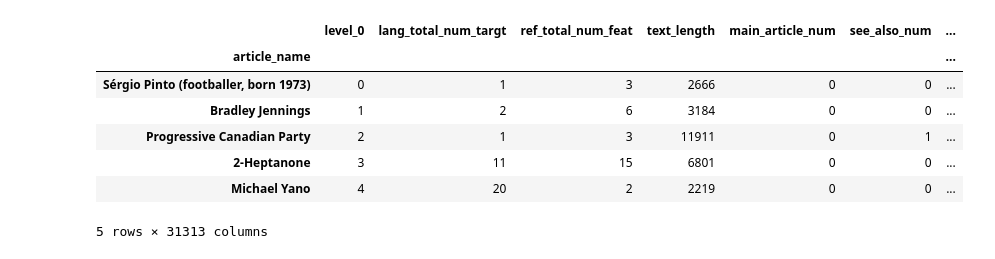
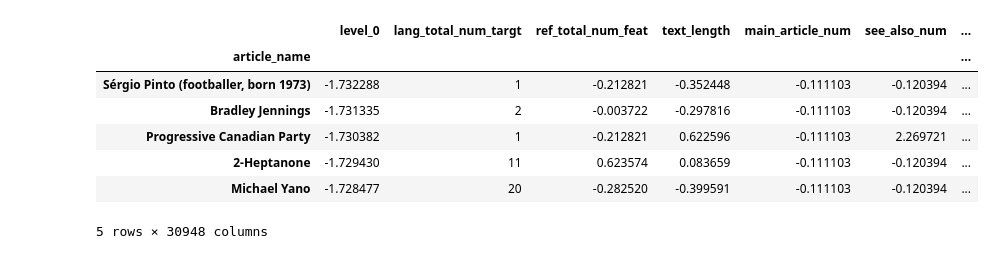
Before and after one commit to jcpark376/project2-wikipedia, a Jupyter notebook: FinalModel/final.ipynb, the cells around one changed output. Drawn from its saved outputs; the diff is of its cells as text; code cells hidden in the pictures.

```diff
--- a/FinalModel/final.ipynb
+++ b/FinalModel/final.ipynb
@@ -45,28 +45,29 @@ wiki_comb.set_index('article_name', inplace=True) #set article name as index
 wiki_comb.drop(['1858', 'Ice','Dysprosium','Eucalyptus','.uy','2000s in music'], inplace=True, errors='ignore') #outliers
 # %%
 # add interacting terms from the terms that were kept from lasso transformation with only the 10 features
-wiki_comb['table_text_len^2'] = wiki_comb['table_text_len']**2
-wiki_comb['table_text_len * wiki_link_num'] = wiki_comb['table_text_len'] * wiki_comb['wiki_link_num']
+wiki_comb['ref_total_num_feat^2'] = wiki_comb['ref_total_num_feat']**2
 wiki_comb['sports_bool^2'] = wiki_comb['sports_bool']**2
+wiki_comb['see_also_num * sports_bool'] = wiki_comb['sports_bool'] * wiki_comb['see_also_num']
 wiki_comb = wiki_comb.reset_index()
 wiki_comb.set_index('article_name', inplace=True) #set article name as index
 # %%
 #normalize all features except languages
-normalized_wiki_comb = (wiki_comb - wiki_comb.min()) / (wiki_comb.max()-wiki_comb.min())
+normalized_wiki_comb = (wiki_comb - wiki_comb.mean()) / wiki_comb.std()
 normalized_wiki_comb['lang_total_num_targt'] = wiki_comb['lang_total_num_targt']
+normalized_wiki_comb.dropna(axis='columns',inplace=True)
 # %%
 # wiki_comb.loc[wiki_comb['article_name'] == 'Miami Hurricanes football']
 # wiki_comb.iloc[45]
-wiki_comb.head()
+normalized_wiki_comb.head()
 # %% [output]
 |  | level_0 | lang_total_num_targt | ref_total_num_feat | text_length | main_article_num | see_also_num | ... |
 | article_name |  |  |  |  |  |  | ... |
-| Sérgio Pinto (footballer, born 1973) | 0 | 1 | 3 | 2666 | 0 | 0 | ... |
-| Bradley Jennings | 1 | 2 | 6 | 3184 | 0 | 0 | ... |
-| Progressive Canadian Party | 2 | 1 | 3 | 11911 | 0 | 1 | ... |
-| 2-Heptanone | 3 | 11 | 15 | 6801 | 0 | 0 | ... |
-| Michael Yano | 4 | 20 | 2 | 2219 | 0 | 0 | ... |
+| Sérgio Pinto (footballer, born 1973) | -1.732288 | 1 | -0.212821 | -0.352448 | -0.111103 | -0.120394 | ... |
+| Bradley Jennings | -1.731335 | 2 | -0.003722 | -0.297816 | -0.111103 | -0.120394 | ... |
+| Progressive Canadian Party | -1.730382 | 1 | -0.212821 | 0.622596 | -0.111103 | 2.269721 | ... |
+| 2-Heptanone | -1.729430 | 11 | 0.623574 | 0.083659 | -0.111103 | -0.120394 | ... |
+| Michael Yano | -1.728477 | 20 | -0.282520 | -0.399591 | -0.111103 | -0.120394 | ... |
-5 rows × 31313 columns
+5 rows × 30948 columns
 # %%
 # Create an empty model
 lr_full = LinearRegression()
```
Also changed, not shown: parts of 8 cells of this notebook, 8 other files.
